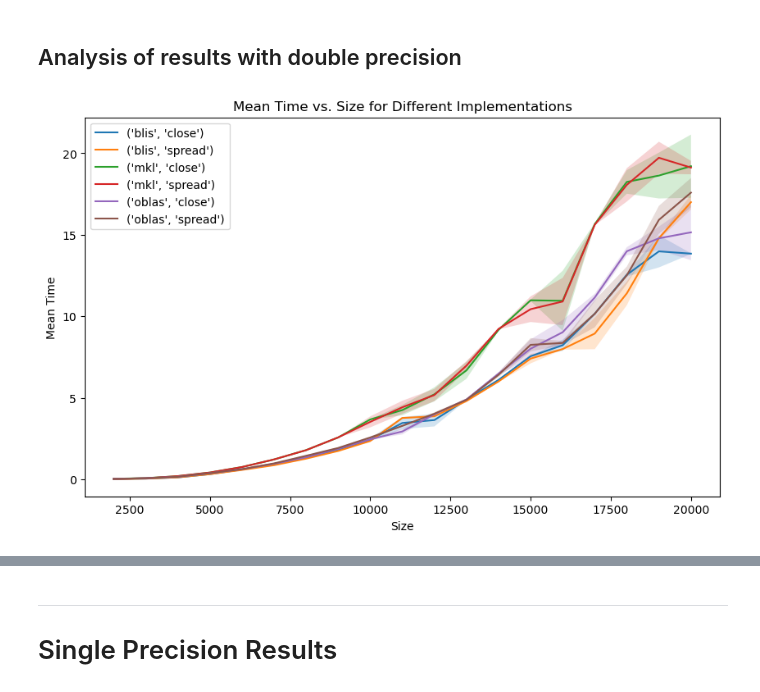
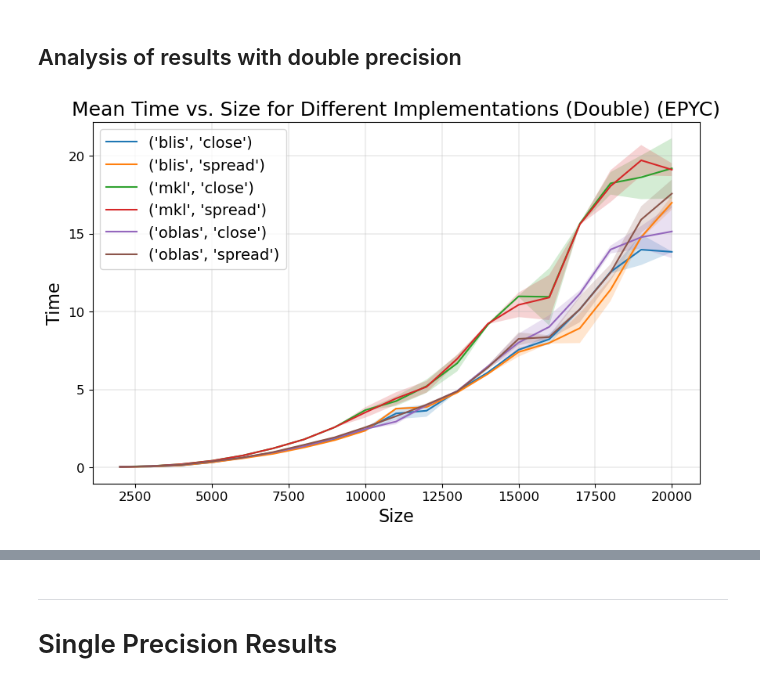
Before and after one commit to SDavenia/FHPC_Assignment, a Jupyter notebook: Exercise2/EPYC/size/analysis.ipynb, the cells around one changed output, grey strips where cells are left out. Cells and saved outputs as stored; diff of their text form; code cells hidden in the pictures.

```diff
--- a/Exercise2/EPYC/size/analysis.ipynb
+++ b/Exercise2/EPYC/size/analysis.ipynb
@@ -65,32 +65,38 @@ df
 # %%
 grouped_double = df[df['precision']=='double']
 grouped_double.drop(columns=['precision'])
 
 grouped_double = grouped_double.groupby(['method', 'placement', 'Size'])
 
 
 # Calculate the mean, minimum, and maximum of 'Time' for each group
 agg_df = grouped_double['Time'].agg(['mean', 'min', 'max', 'std']).reset_index()
 
 # Create a figure and axis
 plt.figure(figsize=(10, 6))
 for name, group in agg_df.groupby(['method', 'placement']):
     plt.plot(group['Size'], group['mean'], label=name)
     plt.fill_between(group['Size'],
                      group['mean'] - group['std'],
                      group['mean'] + group['std'],
                      alpha=0.2)
 
-# Add labels and legend
-plt.title('Mean Time vs. Size for Different Implementations')
-plt.xlabel('Size')
-plt.ylabel('Mean Time')
-plt.legend()
+# Add labels and title
+plt.xlabel('Size', fontsize = 16)
+plt.ylabel('Time', fontsize = 16)
+plt.title('Mean Time vs. Size for Different Implementations (Double) (EPYC)', fontsize = 18)
+
+plt.xticks(fontsize=12)
+plt.yticks(fontsize=12)
+
+# Add legend
+plt.legend(fontsize=14)
 
 # Show the plot
+plt.grid(linewidth = 0.3)
 plt.show()
 # %% [output]
-[figure, old version]
+[figure, new version]
 # %%
 grouped_double = df[df['precision']=='double']
 grouped_double.drop(columns=['precision'])
```
Also changed, not shown: parts of 3 cells of this notebook, 4 other files.
